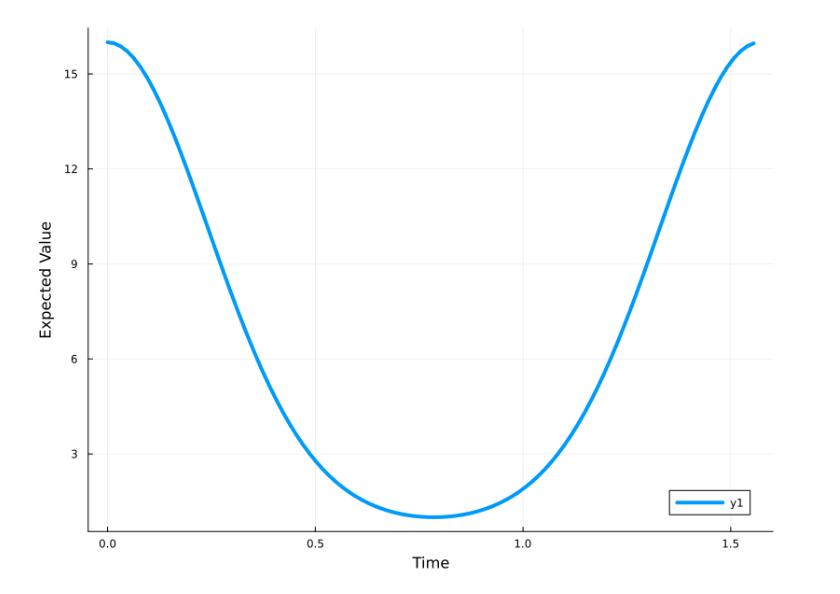
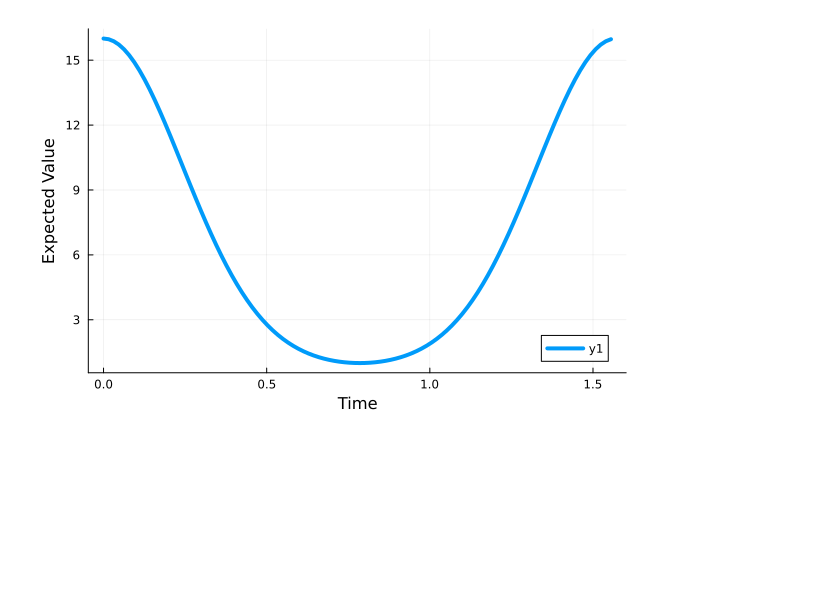
Before and after one commit to FelixXu35/Public_Projects, a Jupyter notebook: Julia_evolution.ipynb, the cells around one changed output. Saved outputs shown, nothing was run; the diff lists cells and outputs as text; code cells hidden in the pictures; blank space fills up the shorter version.

```diff
--- a/Julia_evolution.ipynb
+++ b/Julia_evolution.ipynb
@@ -27,16 +27,16 @@ nothing
 # %%
 # visualization
 n1 = (real(expect(1, sz, ψt)).+1)/2
 n2 = (real(expect(2, sz, ψt)).+1)/2
 n3 = (real(expect(3, sz, ψt)).+1)/2
 n4 = (real(expect(4, sz, ψt)).+1)/2
 n5 = (real(expect(5, sz, ψt)).+1)/2
 n = n1 + n2*2 + n3*4 + n4*8 + n5*16
 plot(
     tout, n, lw=4,
     xlabel = "Time",
     ylabel = "Expected Value",
-    size=(800,600)
+    size=(600,400)
 )
 # %% [output]
-[figure, old version]
+[figure, new version]
```
